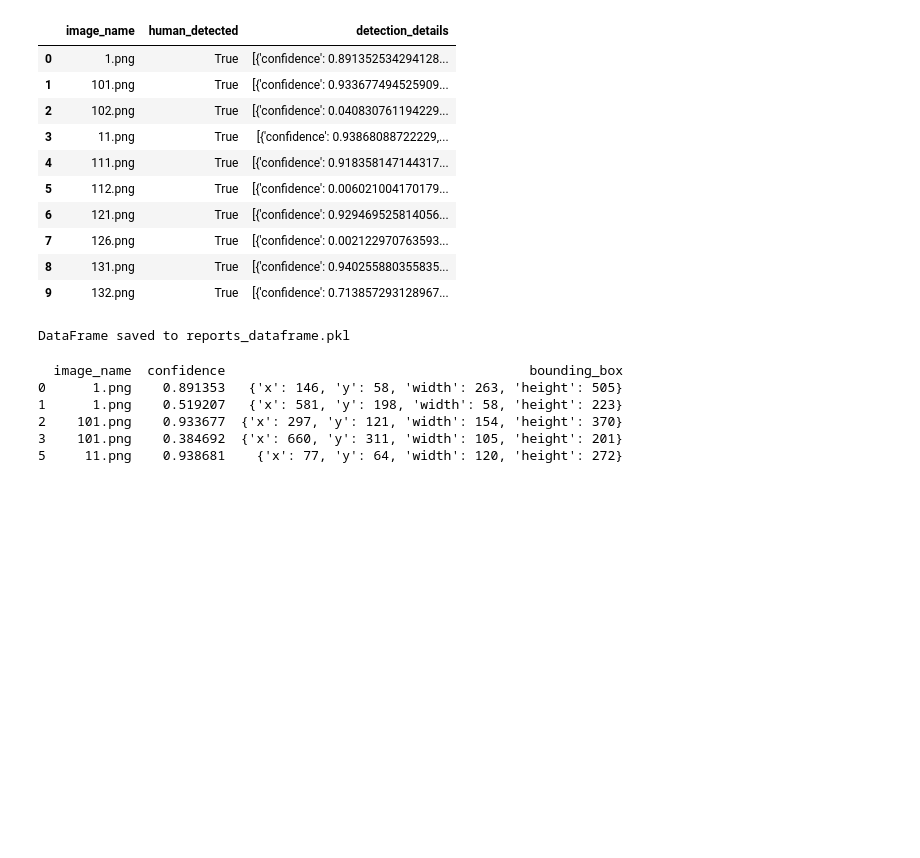
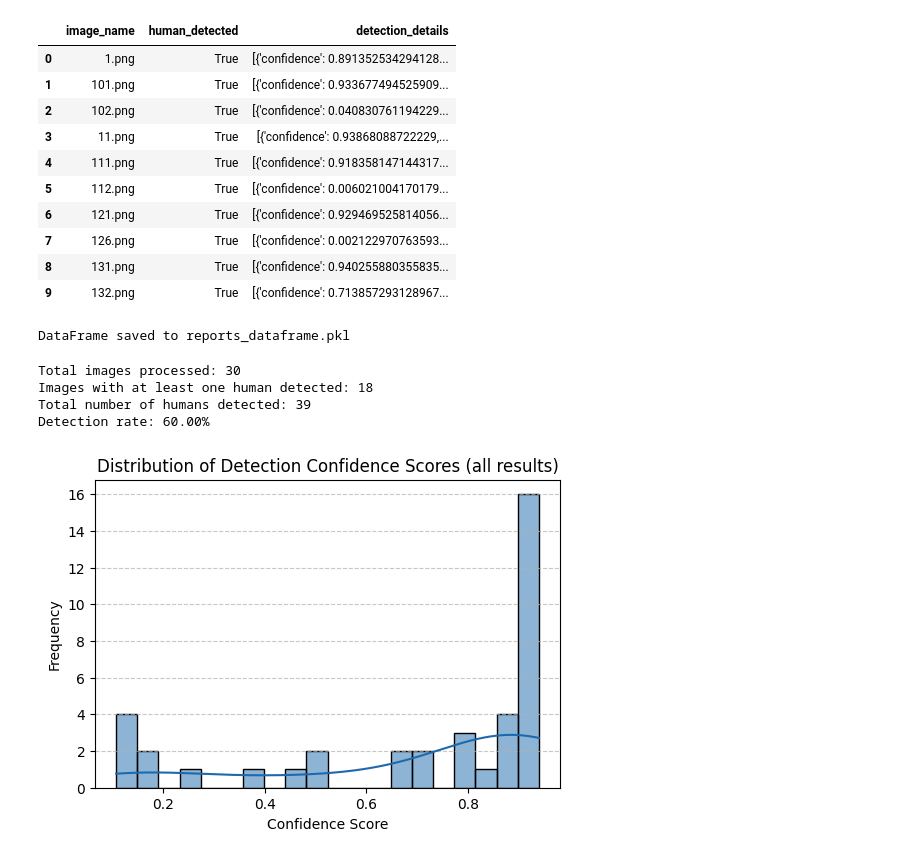
Before and after one commit to PieRatCat/azure-ai-human-detection, a Jupyter notebook: analysis/project_analysis.ipynb, the cells around one changed output. Cells and saved outputs as stored; diff of their text form; code cells hidden in the pictures; blank space fills up the shorter version.

```diff
--- a/analysis/project_analysis.ipynb
+++ b/analysis/project_analysis.ipynb
@@ -68,27 +59,3 @@ df.to_pickle(local_file_path)
 print(f"DataFrame saved to {local_file_path}")
 # %% [output]
 DataFrame saved to reports_dataframe.pkl
-# %%
-# Create a new DataFrame with each detection as a separate row
-df_exploded = df.explode('detection_details').reset_index(drop=True)
-
-# Now extract the confidence and bounding box into new columns
-df_exploded['confidence'] = df_exploded['detection_details'].apply(
-    lambda x: x['confidence'] if isinstance(x, dict) else None
-)
-df_exploded['bounding_box'] = df_exploded['detection_details'].apply(
-    lambda x: x['bounding_box'] if isinstance(x, dict) else None
-)
-
-# Filter out rows that have no detections
-df_exploded.dropna(subset=['confidence'], inplace=True)
-
-# Display the first few rows of the new, exploded DataFrame
-print(df_exploded[['image_name', 'confidence', 'bounding_box']].head())
-# %% [output]
-  image_name  confidence                                       bounding_box
-0      1.png    0.891353   {'x': 146, 'y': 58, 'width': 263, 'height': 505}
-1      1.png    0.519207   {'x': 581, 'y': 198, 'width': 58, 'height': 223}
-2    101.png    0.933677  {'x': 297, 'y': 121, 'width': 154, 'height': 370}
-3    101.png    0.384692  {'x': 660, 'y': 311, 'width': 105, 'height': 201}
-5     11.png    0.938681    {'x': 77, 'y': 64, 'width': 120, 'height': 272}
@@ -94,0 +66,27 @@ print(df_exploded[['image_name', 'confidence', 'bounding_box']].head())
+# %%
+total_images = len(df)
+images_with_detections = df['human_detected'].sum()
+total_detections = df['detection_details'].apply(len).sum()
+
+print(f"Total images processed: {total_images}")
+print(f"Images with at least one human detected: {images_with_detections}")
+print(f"Total number of humans detected: {total_detections}")
+print(f"Detection rate: {images_with_detections / total_images * 100:.2f}%")
+# %% [output]
+Total images processed: 30
+Images with at least one human detected: 18
+Total number of humans detected: 39
+Detection rate: 60.00%
+# %%
+df_detections = df.explode('detection_details').dropna(subset=['detection_details'])
+df_detections['confidence'] = df_detections['detection_details'].apply(lambda x: x['confidence'])
+
+plt.figure(figsize=(6, 4))
+sns.histplot(df_detections['confidence'], bins=20, kde=True, color="#1c6aad")
+plt.title('Distribution of Detection Confidence Scores (all results)')
+plt.xlabel('Confidence Score')
+plt.ylabel('Frequency')
+plt.grid(axis='y', linestyle='--', alpha=0.7)
+plt.show()
+# %% [output]
+[figure, added]
```
Also changed, not shown: parts of 8 cells of this notebook, 4 other files.
